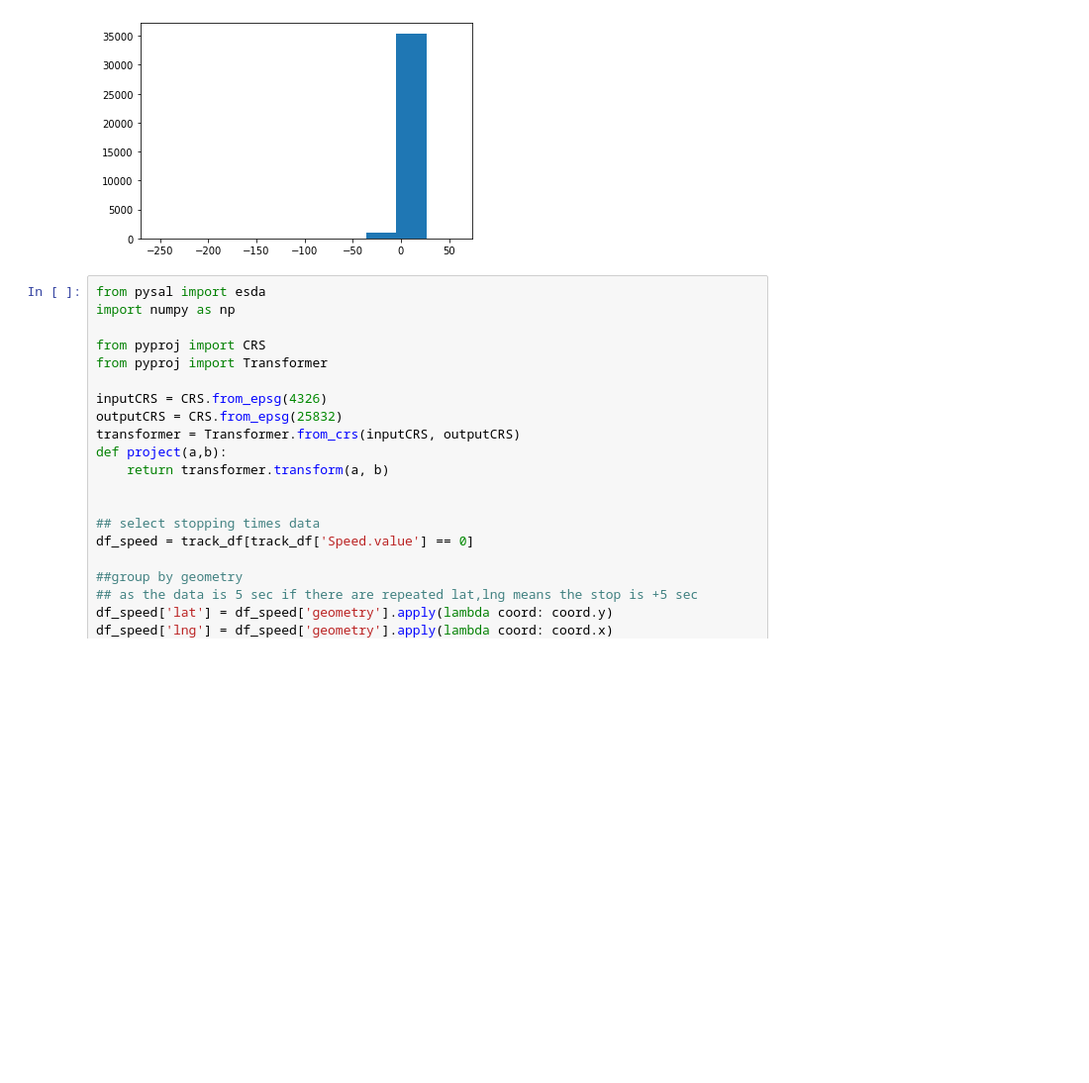
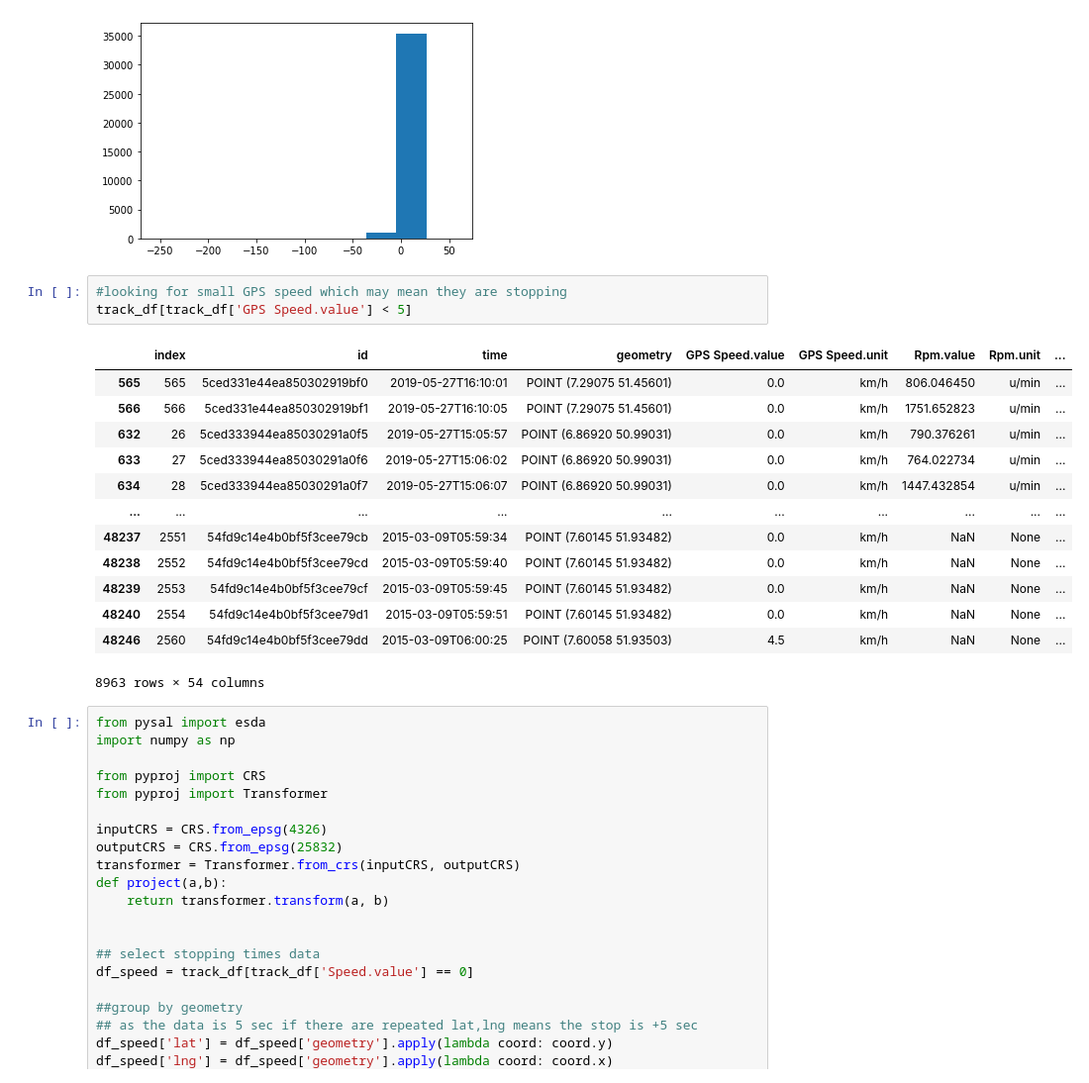
Before and after one commit to enviroCar/envirocar-py, a Jupyter notebook: examples/Getis_ord_Hotspots.ipynb, the cells around one changed output. Shown at 99% size. Saved outputs shown, nothing was run; the diff lists cells and outputs as text; blank space fills up the shorter version.

```diff
--- a/examples/Getis_ord_Hotspots.ipynb
+++ b/examples/Getis_ord_Hotspots.ipynb
@@ -62,6 +62,23 @@ plt.hist(track_df['diff'])
           -4.62952341,   26.66678711,   57.96309763]),
  <a list of 10 Patch objects>)
 [figure]
+# %%
+#looking for small GPS speed which may mean they are stopping
+track_df[track_df['GPS Speed.value'] < 5]
+# %% [output]
+|  | index | id | time | geometry | GPS Speed.value | GPS Speed.unit | Rpm.value | Rpm.unit | ... |
+| 565 | 565 | 5ced331e44ea850302919bf0 | 2019-05-27T16:10:01 | POINT (7.29075 51.45601) | 0.0 | km/h | 806.046450 | u/min | ... |
+| 566 | 566 | 5ced331e44ea850302919bf1 | 2019-05-27T16:10:05 | POINT (7.29075 51.45601) | 0.0 | km/h | 1751.652823 | u/min | ... |
+| 632 | 26 | 5ced333944ea85030291a0f5 | 2019-05-27T15:05:57 | POINT (6.86920 50.99031) | 0.0 | km/h | 790.376261 | u/min | ... |
+| 633 | 27 | 5ced333944ea85030291a0f6 | 2019-05-27T15:06:02 | POINT (6.86920 50.99031) | 0.0 | km/h | 764.022734 | u/min | ... |
+| 634 | 28 | 5ced333944ea85030291a0f7 | 2019-05-27T15:06:07 | POINT (6.86920 50.99031) | 0.0 | km/h | 1447.432854 | u/min | ... |
+| ... | ... | ... | ... | ... | ... | ... | ... | ... | ... |
+| 48237 | 2551 | 54fd9c14e4b0bf5f3cee79cb | 2015-03-09T05:59:34 | POINT (7.60145 51.93482) | 0.0 | km/h | NaN | None | ... |
+| 48238 | 2552 | 54fd9c14e4b0bf5f3cee79cd | 2015-03-09T05:59:40 | POINT (7.60145 51.93482) | 0.0 | km/h | NaN | None | ... |
+| 48239 | 2553 | 54fd9c14e4b0bf5f3cee79cf | 2015-03-09T05:59:45 | POINT (7.60145 51.93482) | 0.0 | km/h | NaN | None | ... |
+| 48240 | 2554 | 54fd9c14e4b0bf5f3cee79d1 | 2015-03-09T05:59:51 | POINT (7.60145 51.93482) | 0.0 | km/h | NaN | None | ... |
+| 48246 | 2560 | 54fd9c14e4b0bf5f3cee79dd | 2015-03-09T06:00:25 | POINT (7.60058 51.93503) | 4.5 | km/h | NaN | None | ... |
+8963 rows × 54 columns
 # %%
 from pysal import esda
 import numpy as np
```
Also changed, not shown: 4 other files.
